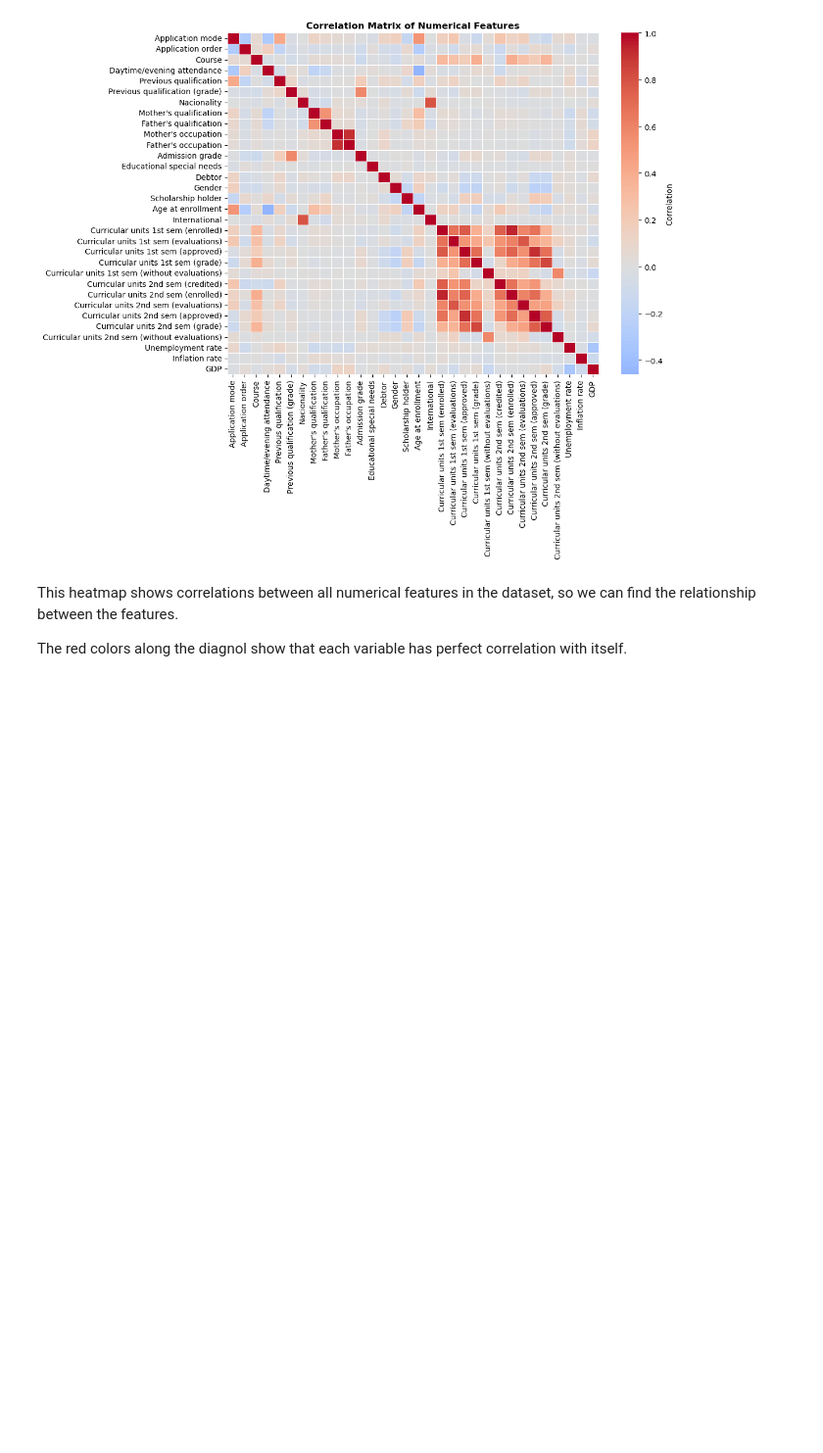
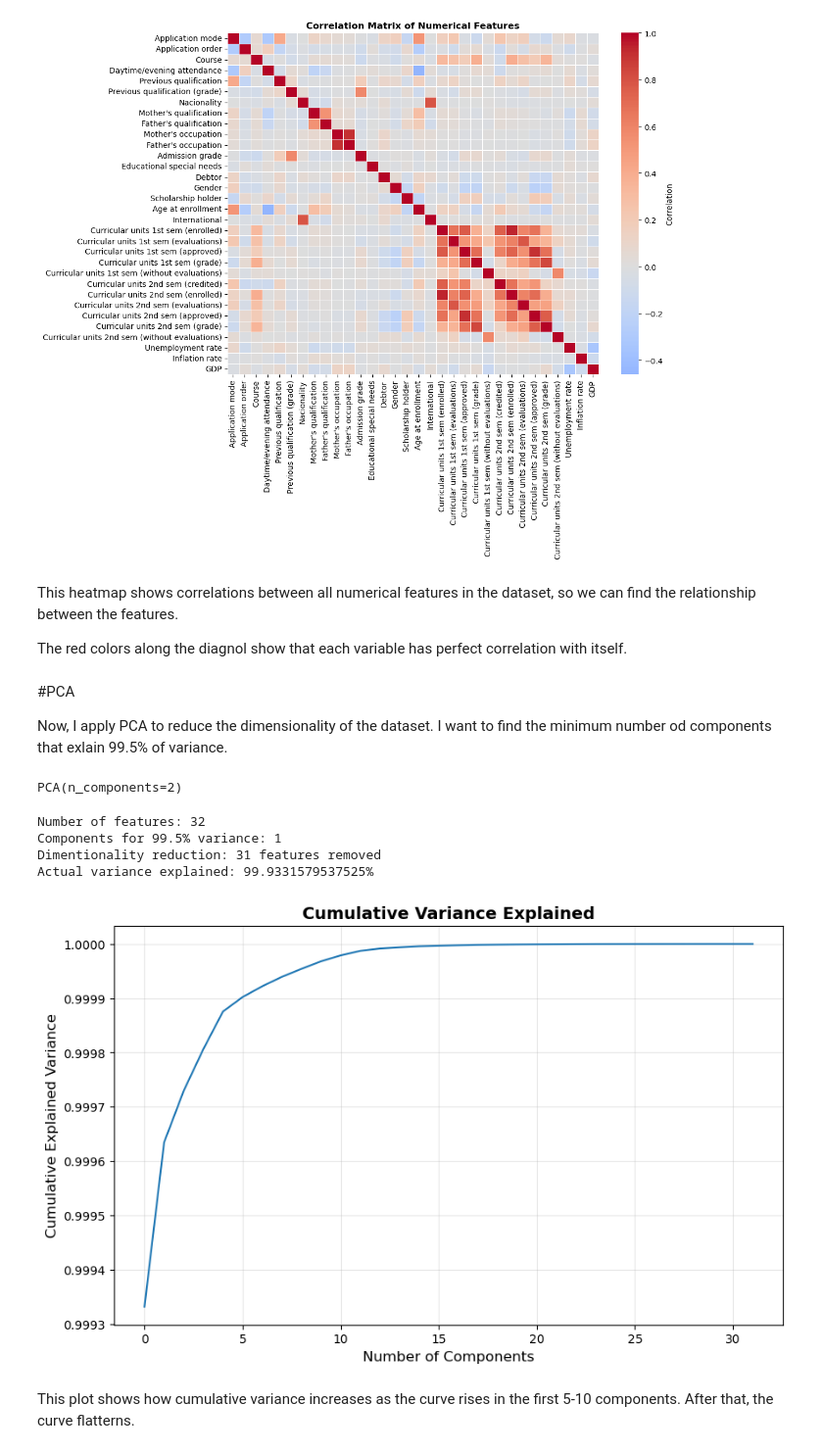
Before and after one commit to sba25155-isabella/CA-1---project-proposal---Isabella-Gubitoso, a Jupyter notebook: Data preparation ok/IsabellaGubitoso_DPrepHDip_CA1.ipynb, the cells around one changed output. Shown: that part at 98% size. Cells and saved outputs as stored; diff of their text form; code cells hidden in the pictures; blank space fills up the shorter version.

```diff
--- a/Data preparation ok/IsabellaGubitoso_DPrepHDip_CA1.ipynb
+++ b/Data preparation ok/IsabellaGubitoso_DPrepHDip_CA1.ipynb
@@ -250,3 +250,7 @@ plt.show()
 This heatmap shows correlations between all numerical features in the dataset, so we can find the relationship between the features.
 
 The red colors along the diagnol show that each variable has perfect correlation with itself.
+# %% [markdown]
+#PCA
+
+Now, I apply PCA to reduce the dimensionality of the dataset. I want to find the minimum number od components that exlain 99.5% of variance.
@@ -252,0 +260,36 @@ The red colors along the diagnol show that each variable has perfect correlation
+# %%
+numeric_features = df.select_dtypes(include=['int64', 'float64'])
+if 'Target' in numeric_features.columns:
+    numeric_features = numeric_features.drop('Target', axis=1)
+numeric_features = numeric_features.dropna()
+X = numeric_features.values
+pca = PCA(n_components=2)
+pca = PCA()
+pca.fit(X)
+PCA(copy=True, n_components=2, whiten=False)
+# %% [output]
+PCA(n_components=2)
+# %%
+cumulative_variance = np.cumsum(pca.explained_variance_ratio_)
+n_components_995 = np.argmax(cumulative_variance >= 0.995) + 1
+print(f"Number of features: {X.shape[1]}")
+print(f"Components for 99.5% variance: {n_components_995}")
+print(f"Dimentionality reduction: {X.shape[1] - n_components_995} features removed")
+print(f"Actual variance explained: {cumulative_variance[n_components_995-1]*100}%")
+# %% [output]
+Number of features: 32
+Components for 99.5% variance: 1
+Dimentionality reduction: 31 features removed
+Actual variance explained: 99.9331579537525%
+# %%
+plt.figure(figsize=(10, 6))
+plt.plot(np.cumsum(pca.explained_variance_ratio_))
+plt.xlabel('Number of Components', fontsize=12)
+plt.ylabel('Cumulative Explained Variance', fontsize=12)
+plt.title('Cumulative Variance Explained', fontsize=14, fontweight='bold')
+plt.grid(alpha=0.3)
+plt.show()
+# %% [output]
+[figure, added]
+# %% [markdown]
+This plot shows how cumulative variance increases as the curve rises in the first 5-10 components. After that, the curve flatterns.
```
Also changed, not shown: parts of 2 cells of this notebook.
